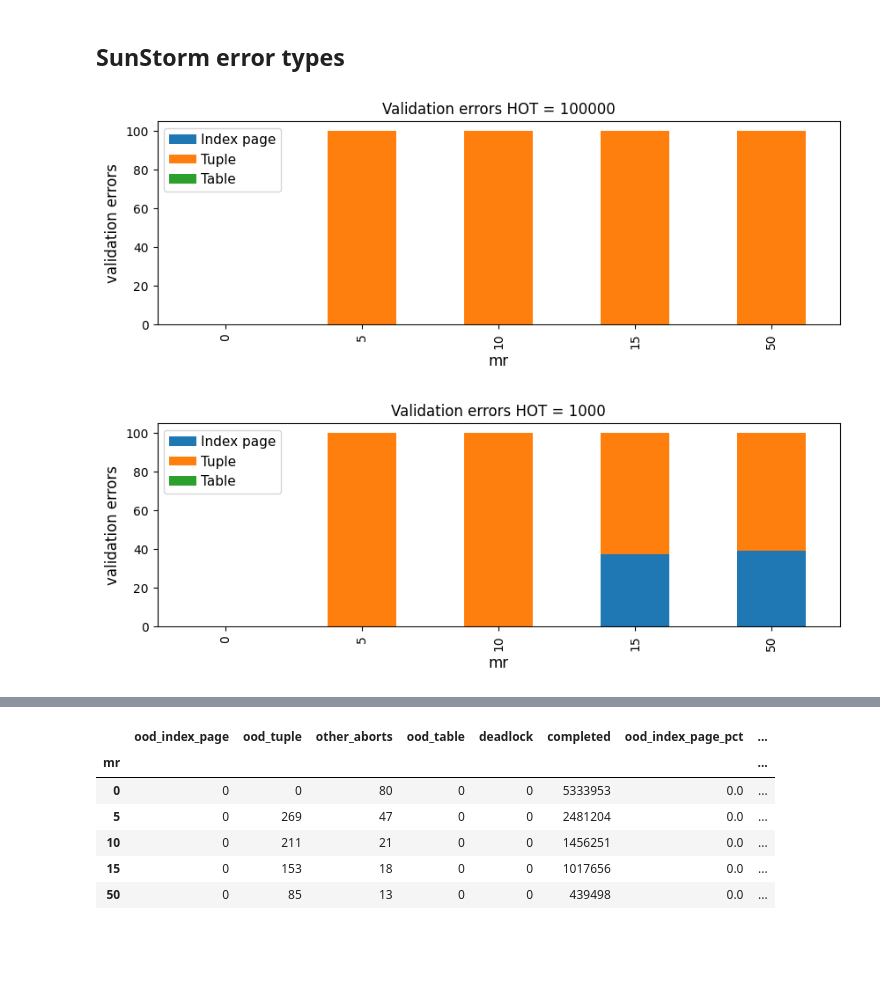
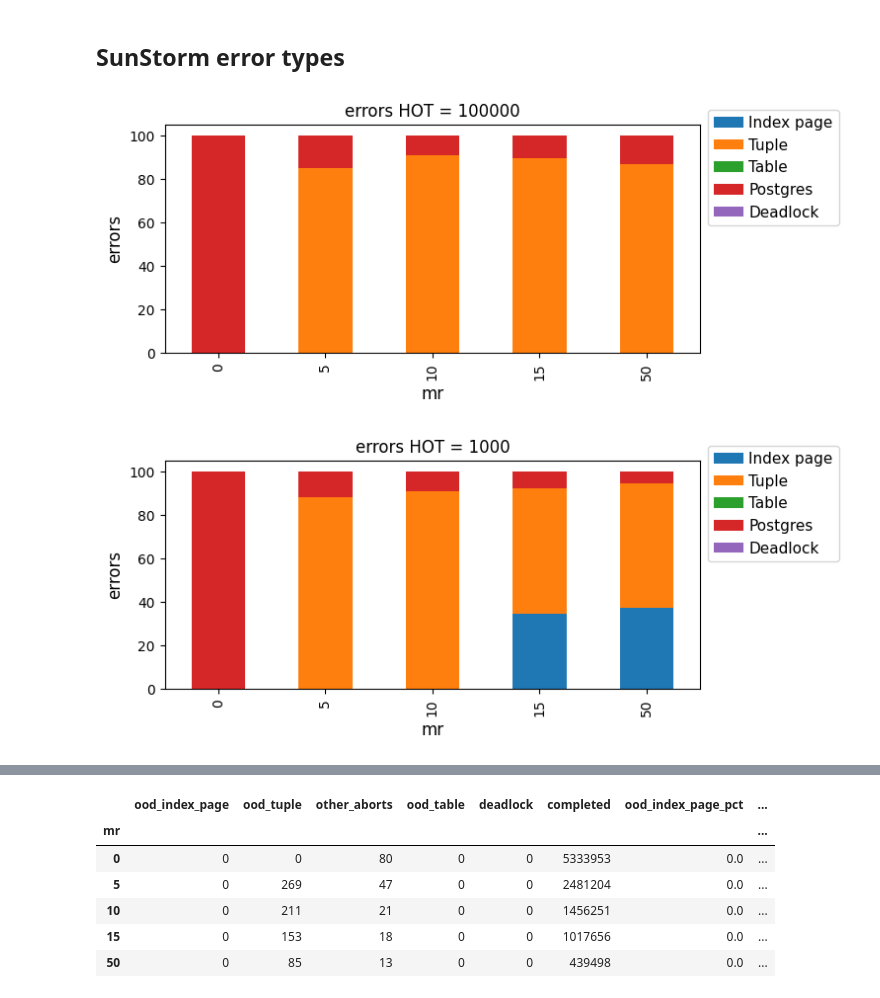
Before and after one commit to ctring/sunstorm-analysis, a Jupyter notebook: mixed.ipynb, the cells around one changed output, grey strips where cells are left out. Drawn from its saved outputs; the diff is of its cells as text; code cells hidden in the pictures; blank space fills up the shorter version.

```diff
--- a/mixed.ipynb
+++ b/mixed.ipynb
@@ -81,12 +86,15 @@ Found result: ycsb-mixed-aurora-hot1000-F-mr15-20240610-122214
 # %%
 throughput_df = pd.concat([
     sunstorm_throughput_df,
+    sunstorm_serializable_throughput_df,
     aurora_throughput_df,
     aurora_eventual_throughput_df,
     yugabyte_throughput_df,
+    cockraoch_throughput_df,
 ])
 normalize_region_name(throughput_df)
 throughput_df["workload"] = '95% Reads, 5% Writes'
+throughput_df.rename(columns={"other_aborts": "pg_aborts"}, inplace=True)
 throughput_df
 # %% [output]
 |  | path | region | hot | workload | mr | suffix | rejected | rejected.WorkloadB1 | ... |
@@ -116,8 +137,8 @@ for hot in HOTS:
         xlabel="% multi-region transactions",
         ylabel="txn/sec",
         figsize=(5, 2.5),
-        style=["o-", "^-", "^--", "x-"],
-        color=["C0", "C1", "C1", "C2"],
+        style=["o-", "o--", "^-", "^--", "x-", "*-"],
+        color=["C0","C0", "C1", "C1", "C2", "C3"],
         ylim=(0, 65000),
         rot=0,
         legend=False
@@ -159,16 +180,18 @@ for hot in HOTS:
         figsize=(5, 2.2),
         rot=0,
         width=0.7,
-        color=["C2", "C1", "C0"],
+        color=["C3","C2", "C1",  "C1", "C0", "C0"],
     )
     bars = ax.patches
-    patterns = ["oo", "", "xx"]
+    patterns = ["**","oo", "", "++", "||" "xx"]
     hatches = [p for p in patterns for _ in range(len(bars) // len(patterns))]
     for bar, hatch in zip(bars, hatches):
         bar.set_hatch(hatch)
 
     legend_handles, legend_labels = ax.get_legend_handles_labels()
-    ax.legend(reversed(legend_handles), reversed(legend_labels), title="", ncol=3, handletextpad=0.3)
+    ax.legend(reversed(legend_handles), reversed(legend_labels), title="", ncol=1, handletextpad=0.3, bbox_to_anchor=(1, 1.1))
+    if hot != 1000:
+        ax.legend().remove()
     ax.invert_xaxis()
 
     ax.margins(y=0.4)
@@ -208,22 +231,24 @@ for hot in HOTS:
         figsize=(5, 2.2),
         rot=0,
         width=0.7,
-        color=["C2", "C1", "C0"],
+        color=["C3","C2", "C1", "C1", "C0", "C0"],
     )
     bars = ax.patches
-    patterns = ["oo", "", "xx"]
+    patterns = ["**","oo", "", "++", "||" "xx"]
     hatches = [p for p in patterns for _ in range(len(bars) // len(patterns))]
     for bar, hatch in zip(bars, hatches):
         bar.set_hatch(hatch, )
 
     legend_handles, legend_labels = ax.get_legend_handles_labels()
-    ax.legend(reversed(legend_handles), reversed(legend_labels), title="", ncol=3, handletextpad=0.3)
+    ax.legend(reversed(legend_handles), reversed(legend_labels), title="", ncol=1, handletextpad=0.3, bbox_to_anchor=(1, 1.1))
+    if hot != 1000:
+        ax.legend().remove()
     ax.invert_xaxis()
 
-    ax.margins(y=0.3)
-    # plt.savefig(f"output/micro-abort-mr-hot{hot}.pdf", bbox_inches="tight")
+    ax.margins(y=0.4)
+    # plt.savefig(f"output/micro-abort-sr-hot{hot}.pdf", bbox_inches="tight")
 
     ax.set_yscale("log")
-    ax.set_ylim(0.005, 300)
-    # plt.savefig(f"output/micro-abort-mr-hot{hot}-logy.pdf", bbox_inches="tight")
+    ax.set_ylim(0.01, 150)
+    # plt.savefig(f"output/micro-abort-sr-hot{hot}-logy.pdf", bbox_inches="tight")
 # %% [output]
@@ -234,23 +259,25 @@ for hot in HOTS:
 # %%
 plt.rc('axes', labelsize=12)
 plt.rc('legend', fontsize=11)
 
 sunstorm_df = throughput_df[throughput_df.system == "sunstorm"]
 for hot in HOTS:
     hot_df = sunstorm_df[sunstorm_df.hot == hot]\
         .groupby(["mr"])\
         .sum()
-    mh_aborts = hot_df["ood_tuple"] + hot_df["ood_index_page"]  + hot_df["ood_table"]
+    mh_aborts = hot_df["ood_tuple"] + hot_df["ood_index_page"]  + hot_df["ood_table"] + hot_df["pg_aborts"] + hot_df['deadlock']
     hot_df["ood_index_page_pct"] = hot_df["ood_index_page"] / mh_aborts * 100
     hot_df["ood_tuple_pct"] = hot_df["ood_tuple"] / mh_aborts * 100
     hot_df["ood_table_pct"] = hot_df["ood_table"] / mh_aborts * 100
-    ax = hot_df[["ood_index_page_pct", "ood_tuple_pct", "ood_table_pct"]].plot.bar(
-        title="Validation errors HOT = " + str(hot),
-        ylabel="validation errors",
-        figsize=(10, 3),
+    hot_df["pg_aborts_pct"] = hot_df["pg_aborts"] / mh_aborts * 100
+    hot_df["deadlock_pct"] = hot_df["deadlock"] / mh_aborts * 100
+    ax = hot_df[["ood_index_page_pct", "ood_tuple_pct", "ood_table_pct", "pg_aborts_pct", "deadlock_pct"]].plot.bar(
+        title="errors HOT = " + str(hot),
+        ylabel="errors",
+        figsize=(7, 3),
         stacked=True,
     )
-    ax.legend(["Index page", "Tuple", "Table"], title="", ncol=1, handletextpad=0.3)
+    ax.legend(["Index page", "Tuple", "Table", "Postgres", "Deadlock"], title="", ncol=1, handletextpad=0.3, bbox_to_anchor=(1, 1.1))
 # %% [output]
-[figure, old version]
+[figure, new version]
-[figure, old version]
+[figure, new version]
```
Also changed, not shown: parts of 13 cells of this notebook, 6 other files.
